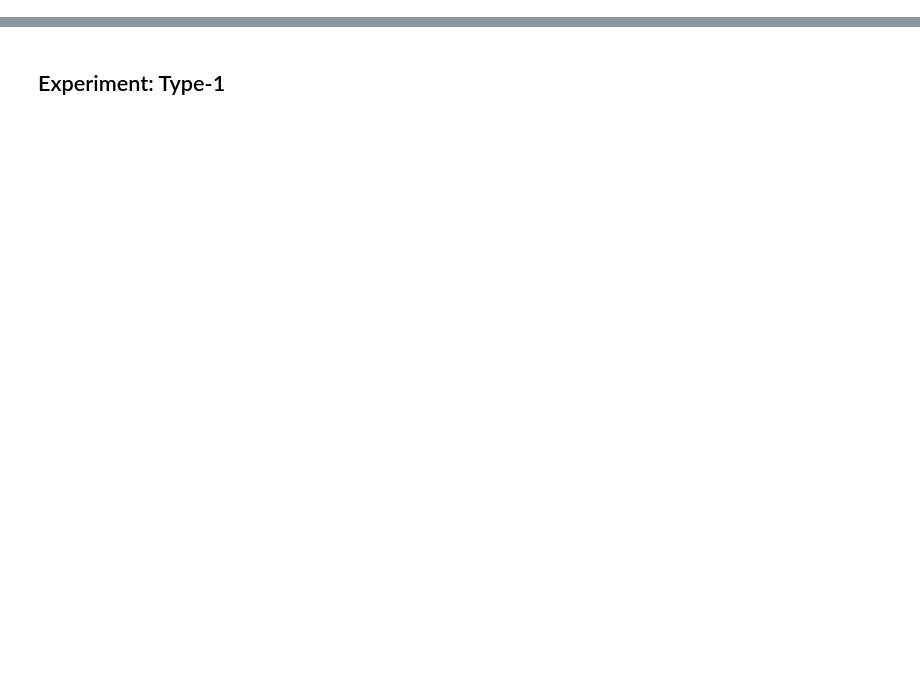
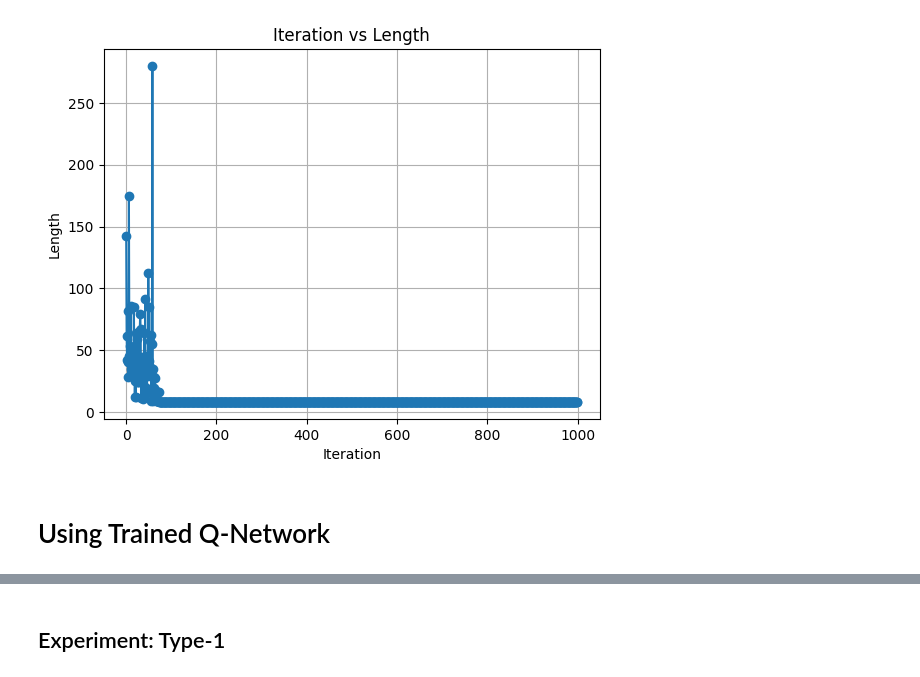
Before and after one commit to AGI-RESEARCH-SEC/snake-game-env, a Jupyter notebook: q_learning.ipynb, the cells around one changed output, grey strips where cells are left out. Saved outputs shown, nothing was run; the diff lists cells and outputs as text; code cells hidden in the pictures; blank space fills up the shorter version.

Commit message:
debugs, maze-3 obstacle avoidance, visualize path len.

```diff
--- a/q_learning.ipynb
+++ b/q_learning.ipynb
@@ -0,0 +287,21 @@
+# %%
+import matplotlib.pyplot as plt
+
+# Your data in the format: [ [iteration-1, length-1], [iteration-2, length-2], ... ]
+# data = [[1, 10], [2, 15], [3, 20], [4, 25]]
+data = iteration_path_len_data
+
+# Extracting iterations and lengths into separate lists
+iterations, lengths = zip(*data)
+
+# Plotting the data
+plt.plot(iterations, lengths, marker='o', linestyle='-')
+plt.title('Iteration vs Length')
+plt.xlabel('Iteration')
+plt.ylabel('Length')
+plt.grid(True)
+plt.show()
+# %% [output]
+[figure, added]
+# %% [markdown]
+# Using Trained Q-Network
```
Also changed, not shown: parts of 32 cells of this notebook.
